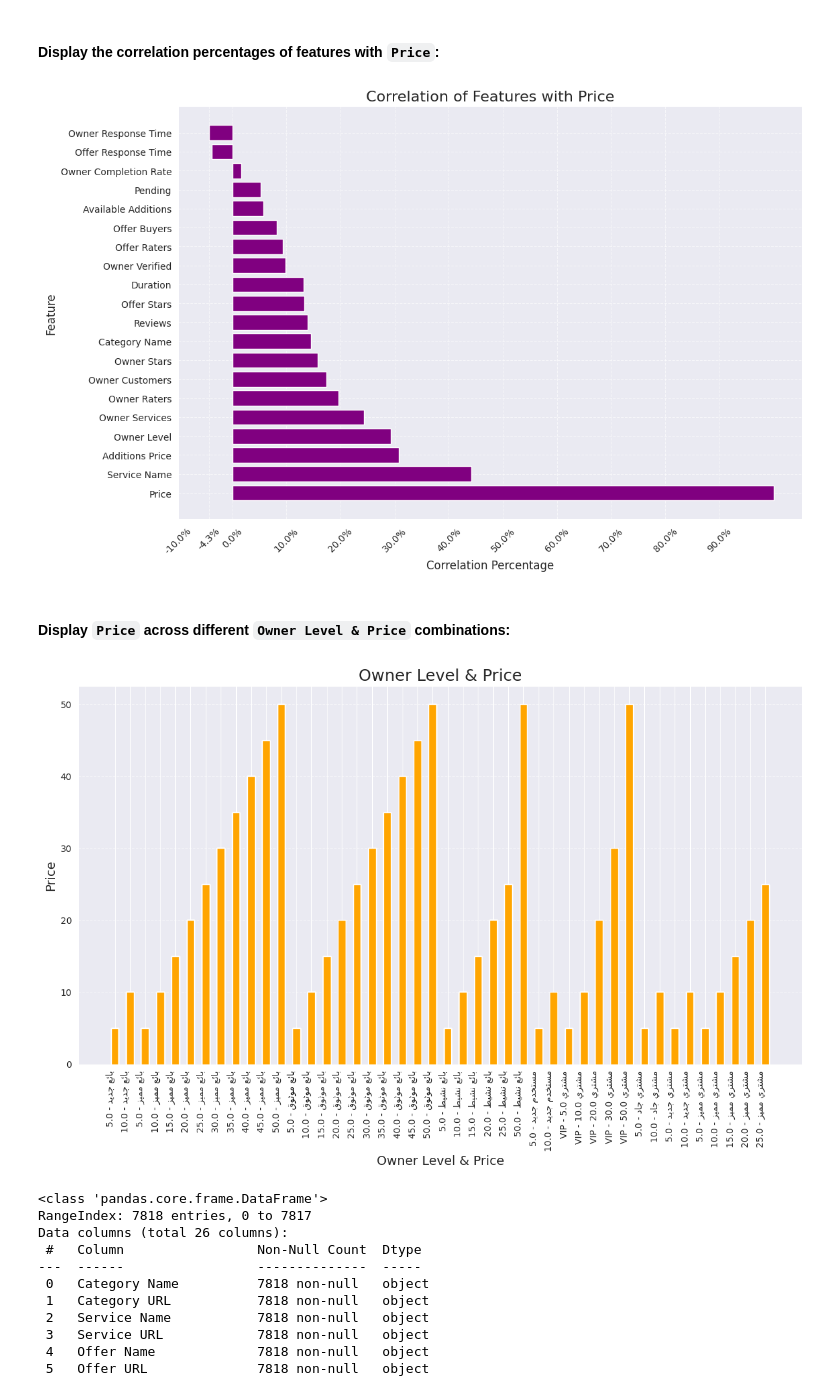
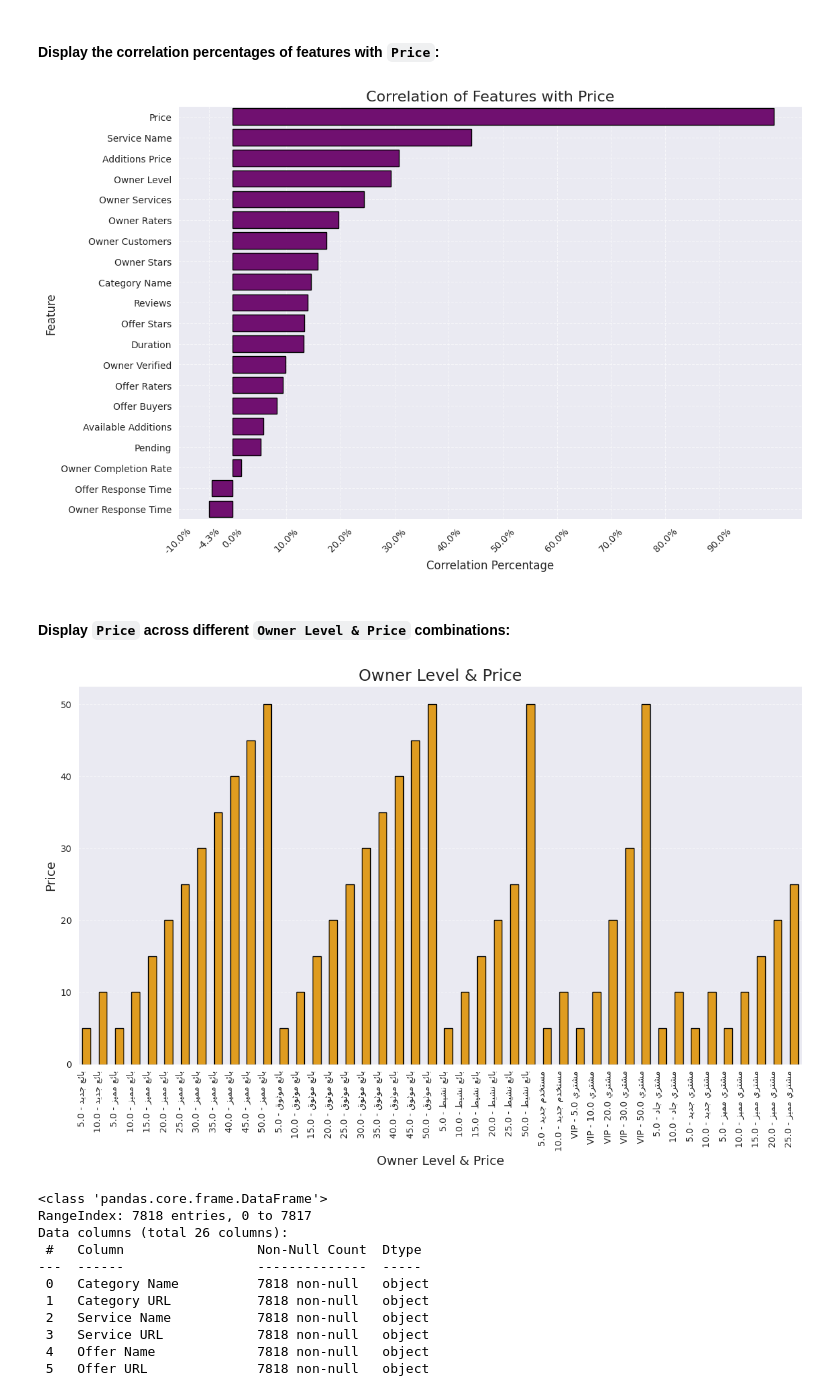
Before and after one commit to IsmaelMousa/khamsat-predictor, a Jupyter notebook: notebooks/eda.ipynb, the cells around one changed output. Drawn from its saved outputs; the diff is of its cells as text; code cells hidden in the pictures.

```diff
--- a/notebooks/eda.ipynb
+++ b/notebooks/eda.ipynb
@@ -739,7 +818,7 @@ overall_correlation_df
 # %%
 plt.figure(figsize=(12, 8))
 
-plt.barh(overall_correlation_df["Feature"], overall_correlation_df["Correlation"], color="purple")
+sns.barplot(y=overall_correlation_df["Feature"], x=overall_correlation_df["Correlation"], color="purple", edgecolor="black", orient="h")
 
 plt.title("Correlation of Features with Price", fontsize=16)
 plt.xlabel("Correlation Percentage", fontsize=12)
@@ -758,33 +837,32 @@ plt.grid(alpha=0.6, linestyle="--")
 
 plt.show()
 # %% [output]
-[figure, old version]
+[figure, new version]
 # %% [markdown]
 #### Display `Price` across different `Owner Level & Price` combinations:
 # %%
-dataset["Owner Level & Price"] = dataset["Owner Level"].astype(str) + " - " + dataset["Price"].astype(
-    str)
+dataset["Owner Level & Price"] = dataset["Owner Level"].astype(str) + " - " + dataset["Price"].astype(str)
 
 sorted_dataset = dataset.sort_values(by=["Owner Level", "Price"])
 
 reshaped_labels = [arabic_reshaper.reshape(label) for label in sorted_dataset["Owner Level & Price"]]
 display_labels = [get_display(label) for label in reshaped_labels]
 
 plt.figure(figsize=(12, 8))
-plt.bar(display_labels, sorted_dataset["Price"], color="orange", width=0.5)
+sns.barplot(x=display_labels, y=sorted_dataset["Price"], color="orange", edgecolor="black", width=0.5)
 plt.title("Owner Level & Price", fontsize=18)
 plt.xlabel("Owner Level & Price", fontsize=14)
 plt.ylabel("Price", fontsize=14)
 plt.xticks(fontsize=10, rotation=90, ha="right")
 plt.yticks(fontsize=10)
 plt.grid(axis="y", alpha=0.5, linestyle="--")
 plt.tight_layout()
 
 plt.show()
 
 dataset.drop(columns=["Owner Level & Price"], inplace=True)
 # %% [output]
-[figure, old version]
+[figure, new version]
 # %%
 dataset.info()
 # %% [output]
```
Also changed, not shown: parts of 34 cells of this notebook.
